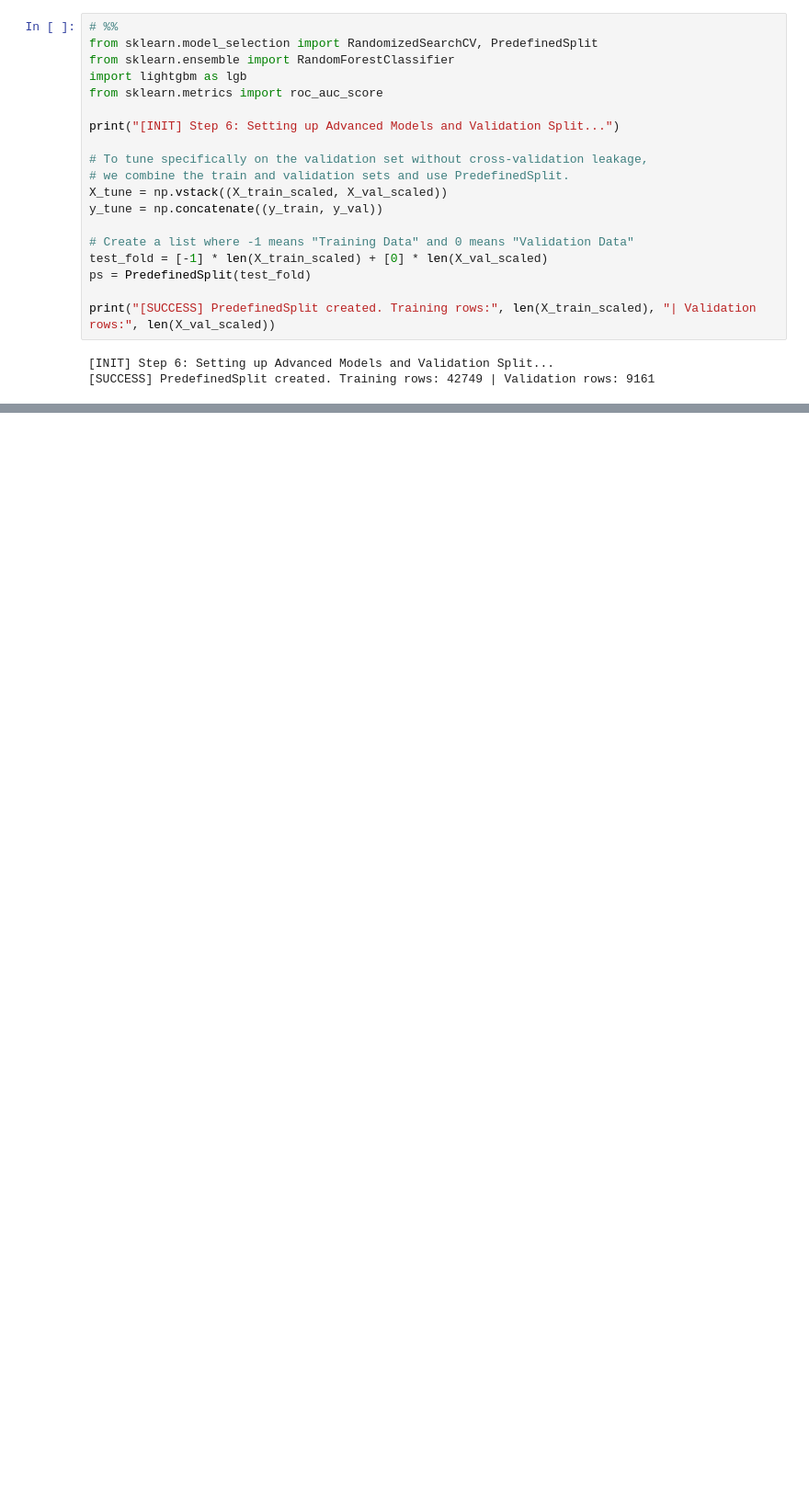
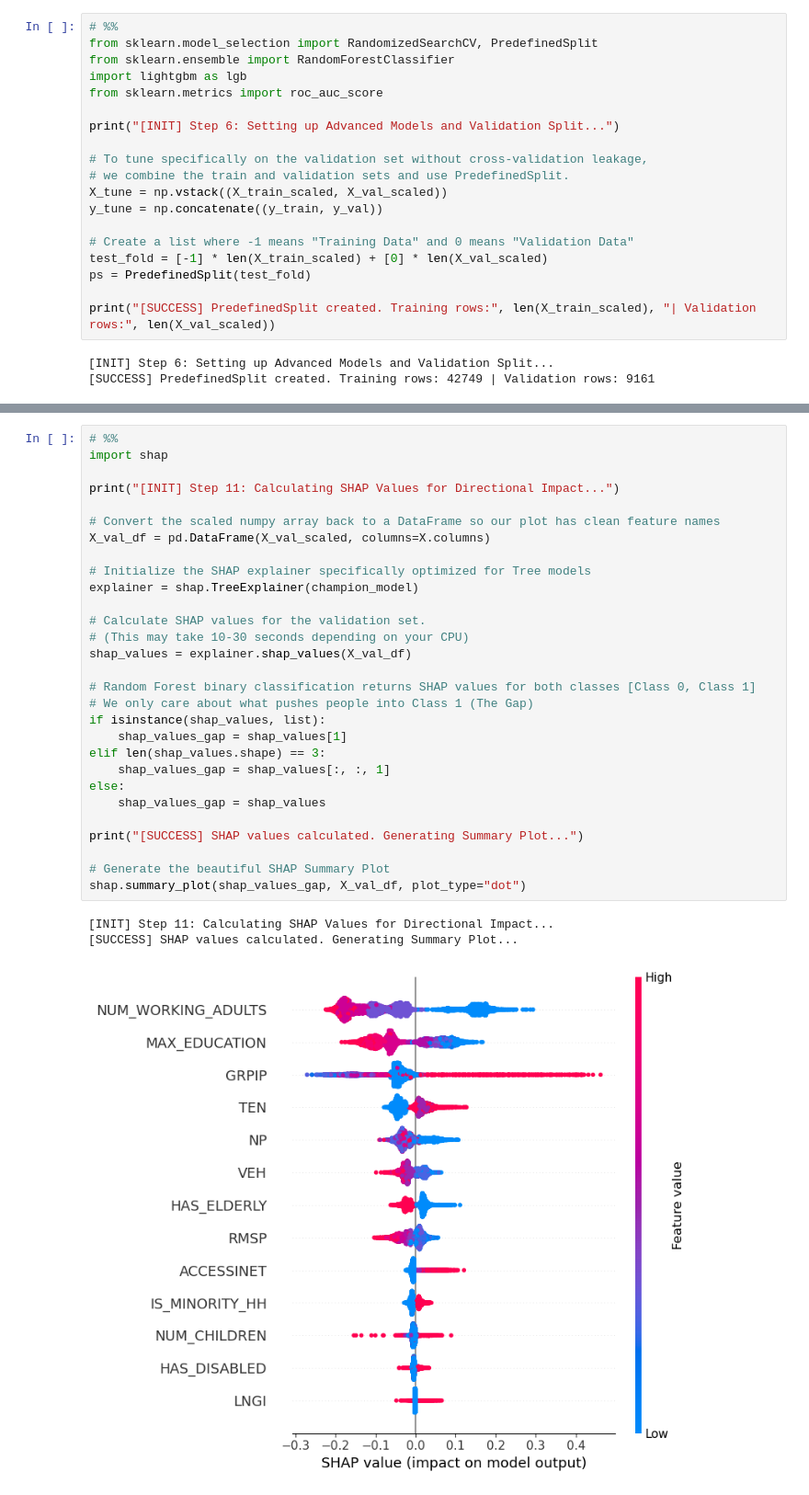
Before and after one commit to Erdos-Projects/spring-2026-local-poverty-rate-estimation, a Jupyter notebook: notebooks/04_models.ipynb, the cells around one changed output, grey strips where cells are left out. Shown at 92% size. Saved outputs shown, nothing was run; the diff lists cells and outputs as text; blank space fills up the shorter version.

```diff
--- a/notebooks/04_models.ipynb
+++ b/notebooks/04_models.ipynb
@@ -497,0 +401,33 @@ LightGBM:            0.9602
+# %%
+# %%
+import shap
+
+print("[INIT] Step 11: Calculating SHAP Values for Directional Impact...")
+
+# Convert the scaled numpy array back to a DataFrame so our plot has clean feature names
+X_val_df = pd.DataFrame(X_val_scaled, columns=X.columns)
+
+# Initialize the SHAP explainer specifically optimized for Tree models
+explainer = shap.TreeExplainer(champion_model)
+
+# Calculate SHAP values for the validation set.
+# (This may take 10-30 seconds depending on your CPU)
+shap_values = explainer.shap_values(X_val_df)
+
+# Random Forest binary classification returns SHAP values for both classes [Class 0, Class 1]
+# We only care about what pushes people into Class 1 (The Gap)
+if isinstance(shap_values, list):
+    shap_values_gap = shap_values[1]
+elif len(shap_values.shape) == 3:
+    shap_values_gap = shap_values[:, :, 1]
+else:
+    shap_values_gap = shap_values
+
+print("[SUCCESS] SHAP values calculated. Generating Summary Plot...")
+
+# Generate the beautiful SHAP Summary Plot
+shap.summary_plot(shap_values_gap, X_val_df, plot_type="dot")
+# %% [output]
+[INIT] Step 11: Calculating SHAP Values for Directional Impact...
+[SUCCESS] SHAP values calculated. Generating Summary Plot...
+[figure, added]
```
Also changed, not shown: parts of 8 cells of this notebook.
